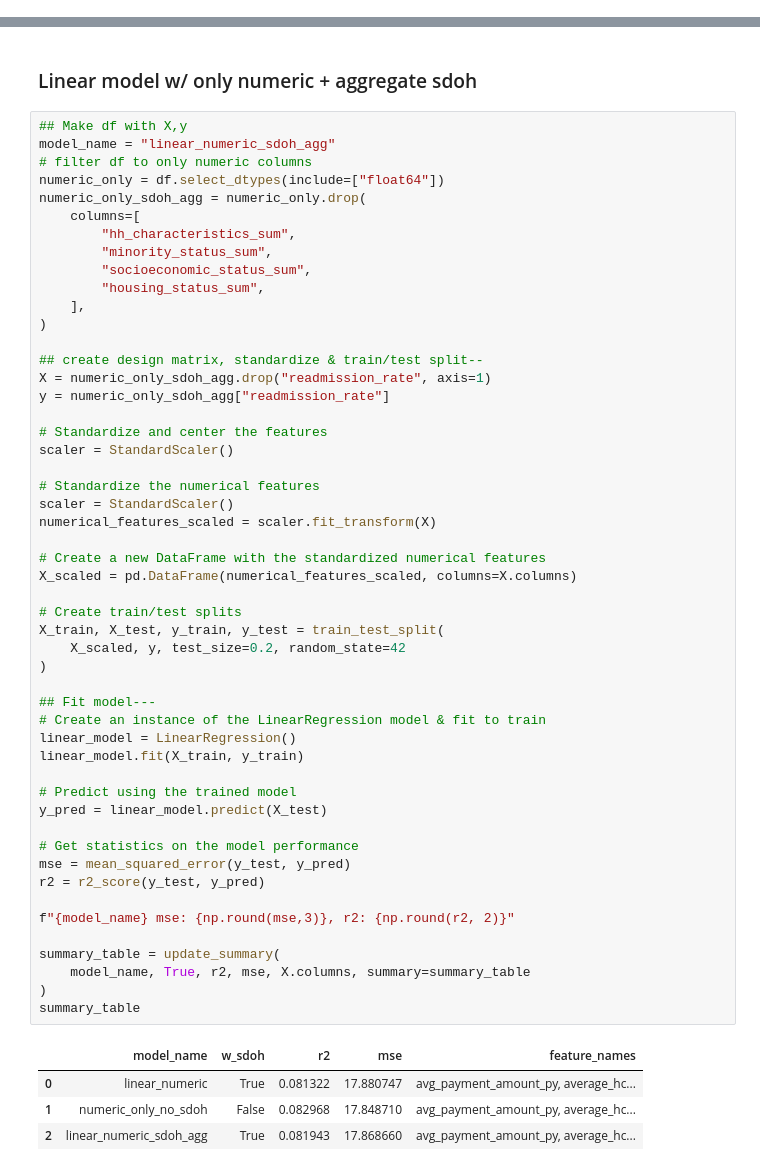
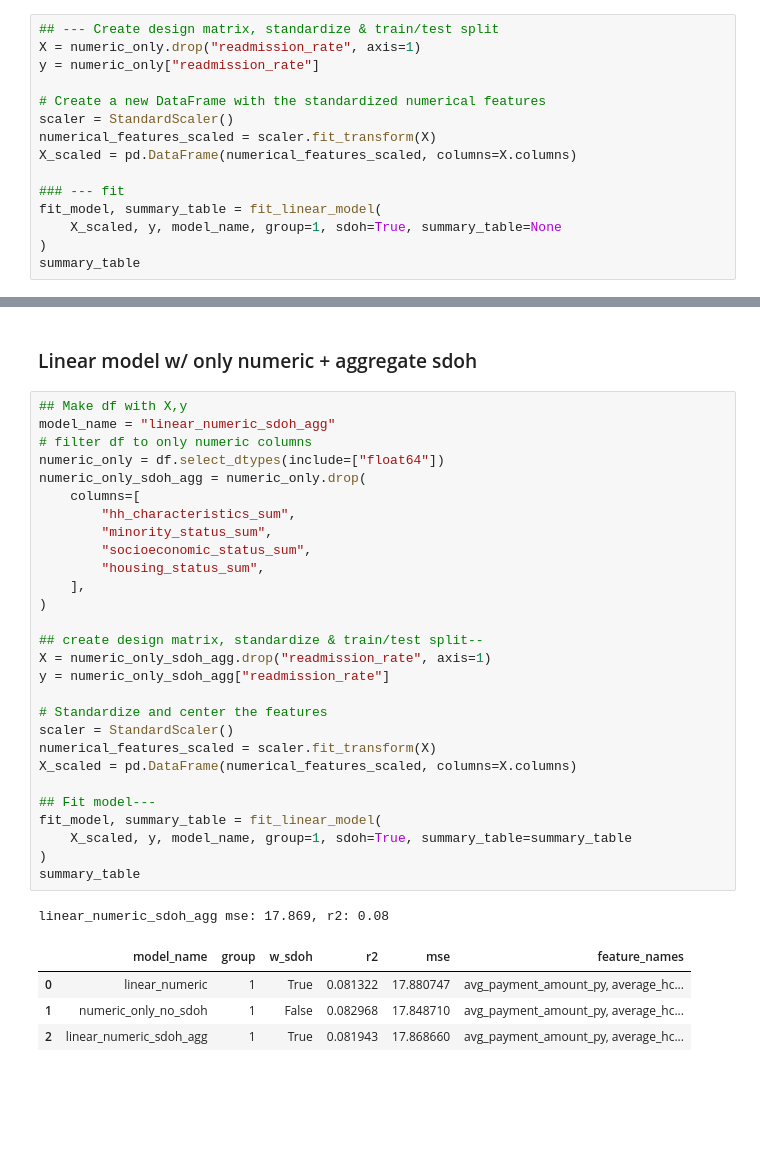
Before and after one commit to DS4A-2023-Team-20/ca-sdoh, a Jupyter notebook: code/jess/model_dev.ipynb, the cells around one changed output, grey strips where cells are left out. Drawn from its saved outputs; the diff is of its cells as text; blank space fills up the shorter version.

Commit message:
lm fits w/ varying sdoh

```diff
--- a/code/jess/model_dev.ipynb
+++ b/code/jess/model_dev.ipynb
@@ -205,0 +129,15 @@ summary_table
+# %%
+## --- Create design matrix, standardize & train/test split
+X = numeric_only.drop("readmission_rate", axis=1)
+y = numeric_only["readmission_rate"]
+
+# Create a new DataFrame with the standardized numerical features
+scaler = StandardScaler()
+numerical_features_scaled = scaler.fit_transform(X)
+X_scaled = pd.DataFrame(numerical_features_scaled, columns=X.columns)
+
+### --- fit
+fit_model, summary_table = fit_linear_model(
+    X_scaled, y, model_name, group=1, sdoh=True, summary_table=None
+)
+summary_table
@@ -264,57 +183,35 @@ plot_linear_weights(X, linear_model)
 # %%
 ## Make df with X,y
 model_name = "linear_numeric_sdoh_agg"
 # filter df to only numeric columns
 numeric_only = df.select_dtypes(include=["float64"])
 numeric_only_sdoh_agg = numeric_only.drop(
     columns=[
         "hh_characteristics_sum",
         "minority_status_sum",
         "socioeconomic_status_sum",
         "housing_status_sum",
     ],
 )
 
 ## create design matrix, standardize & train/test split--
 X = numeric_only_sdoh_agg.drop("readmission_rate", axis=1)
 y = numeric_only_sdoh_agg["readmission_rate"]
 
 # Standardize and center the features
 scaler = StandardScaler()
-
-# Standardize the numerical features
-scaler = StandardScaler()
 numerical_features_scaled = scaler.fit_transform(X)
-
-# Create a new DataFrame with the standardized numerical features
 X_scaled = pd.DataFrame(numerical_features_scaled, columns=X.columns)
 
-# Create train/test splits
-X_train, X_test, y_train, y_test = train_test_split(
-    X_scaled, y, test_size=0.2, random_state=42
-)
-
 ## Fit model---
-# Create an instance of the LinearRegression model & fit to train
-linear_model = LinearRegression()
-linear_model.fit(X_train, y_train)
-
-# Predict using the trained model
-y_pred = linear_model.predict(X_test)
-
-# Get statistics on the model performance
-mse = mean_squared_error(y_test, y_pred)
-r2 = r2_score(y_test, y_pred)
-
-f"{model_name} mse: {np.round(mse,3)}, r2: {np.round(r2, 2)}"
-
-summary_table = update_summary(
-    model_name, True, r2, mse, X.columns, summary=summary_table
+fit_model, summary_table = fit_linear_model(
+    X_scaled, y, model_name, group=1, sdoh=True, summary_table=summary_table
 )
 summary_table
 # %% [output]
+linear_numeric_sdoh_agg mse: 17.869, r2: 0.08
-|  | model_name | w_sdoh | r2 | mse | feature_names |
-| 0 | linear_numeric | True | 0.081322 | 17.880747 | avg_payment_amount_py, average_hc... |
-| 1 | numeric_only_no_sdoh | False | 0.082968 | 17.848710 | avg_payment_amount_py, average_hc... |
-| 2 | linear_numeric_sdoh_agg | True | 0.081943 | 17.868660 | avg_payment_amount_py, average_hc... |
+|  | model_name | group | w_sdoh | r2 | mse | feature_names |
+| 0 | linear_numeric | 1 | True | 0.081322 | 17.880747 | avg_payment_amount_py, average_hc... |
+| 1 | numeric_only_no_sdoh | 1 | False | 0.082968 | 17.848710 | avg_payment_amount_py, average_hc... |
+| 2 | linear_numeric_sdoh_agg | 1 | True | 0.081943 | 17.868660 | avg_payment_amount_py, average_hc... |
 # %%
```
Also changed, not shown: parts of 37 cells of this notebook, 2 other files.
